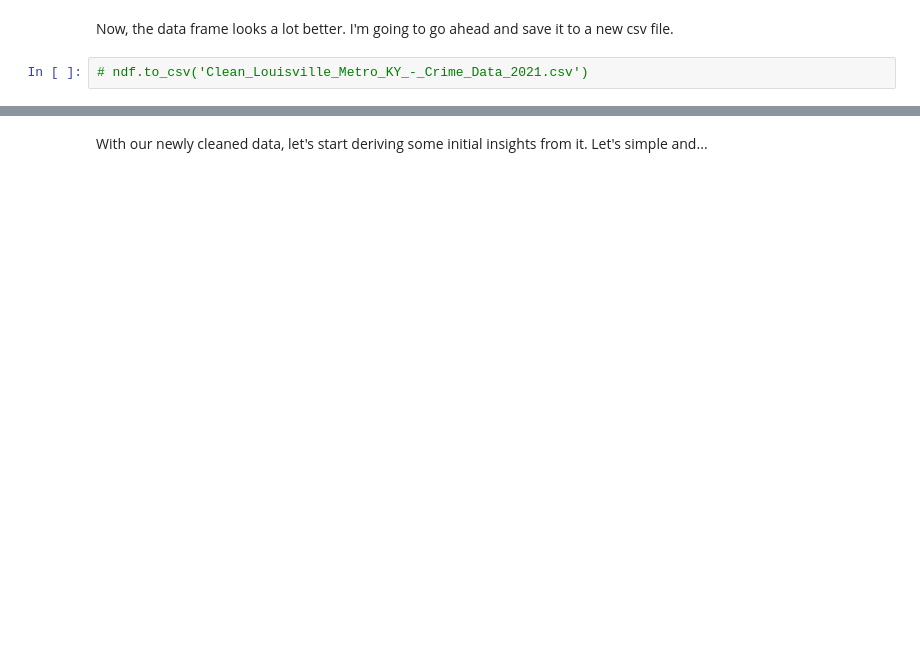
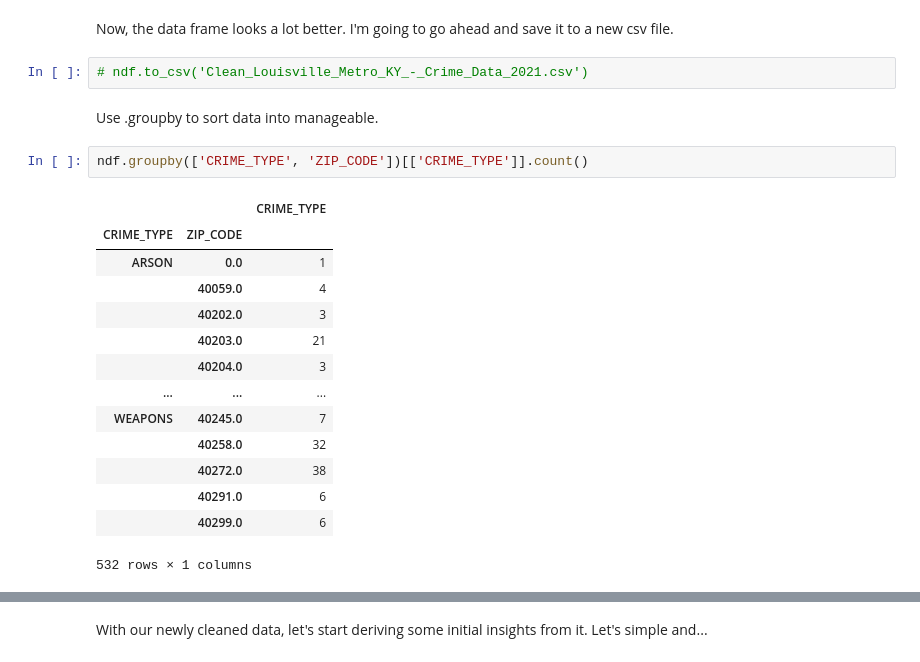
Before and after one commit to JeffreyFennell/Carbon-Emissions, a Jupyter notebook: Practice_Data_Clean/data_cleaning_2021.ipynb, the cells around one changed output, grey strips where cells are left out. Drawn from its saved outputs; the diff is of its cells as text; blank space fills up the shorter version.

```diff
--- a/Practice_Data_Clean/data_cleaning_2021.ipynb
+++ b/Practice_Data_Clean/data_cleaning_2021.ipynb
@@ -135,3 +122,22 @@ memory usage: 5.0+ MB
 Now, the data frame looks a lot better. I'm going to go ahead and save it to a new csv file.
 # %%
 # ndf.to_csv('Clean_Louisville_Metro_KY_-_Crime_Data_2021.csv')
+# %% [markdown]
+Use .groupby to sort data into manageable.
+# %%
+ndf.groupby(['CRIME_TYPE', 'ZIP_CODE'])[['CRIME_TYPE']].count()
+# %% [output]
+|  |  | CRIME_TYPE |
+| CRIME_TYPE | ZIP_CODE |  |
+| ARSON | 0.0 | 1 |
+|  | 40059.0 | 4 |
+|  | 40202.0 | 3 |
+|  | 40203.0 | 21 |
+|  | 40204.0 | 3 |
+| ... | ... | ... |
+| WEAPONS | 40245.0 | 7 |
+|  | 40258.0 | 32 |
+|  | 40272.0 | 38 |
+|  | 40291.0 | 6 |
+|  | 40299.0 | 6 |
+532 rows × 1 columns
```
Also changed, not shown: parts of 13 cells of this notebook, 4 other files.
